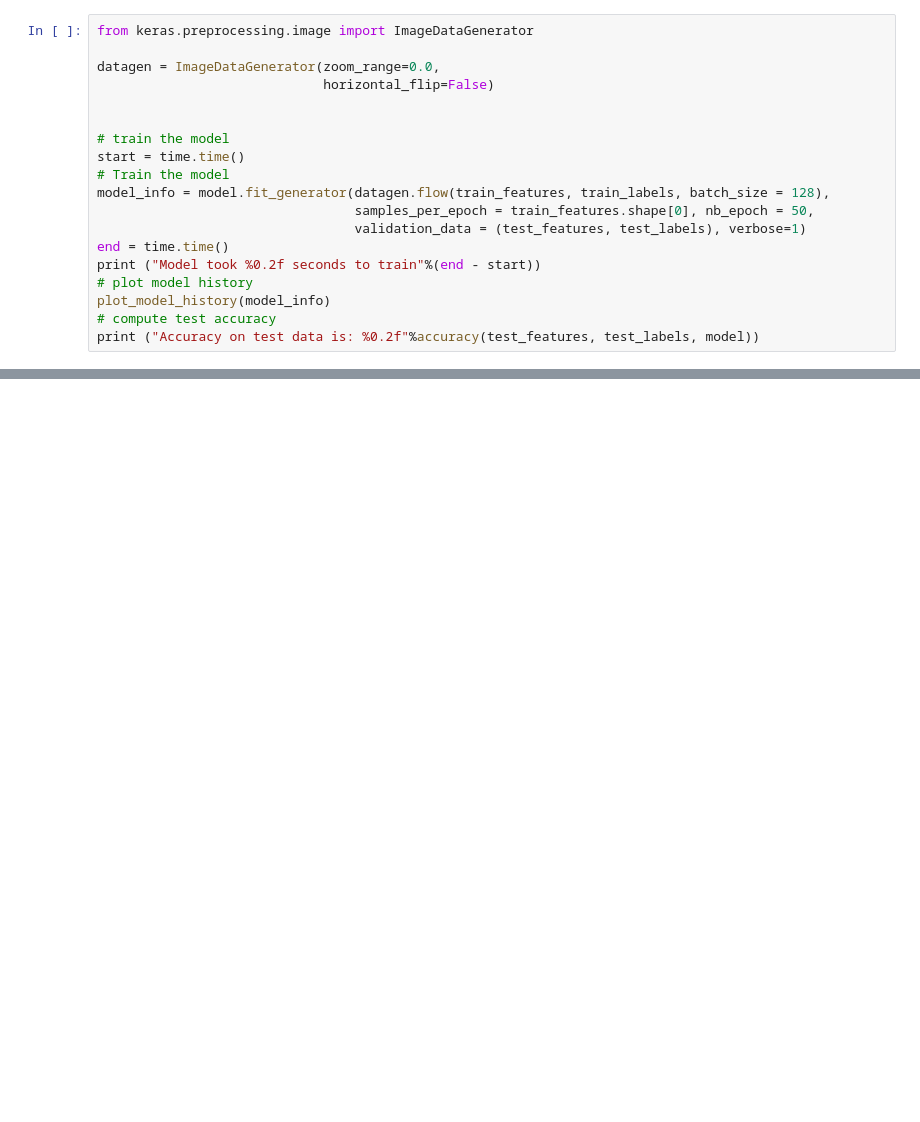
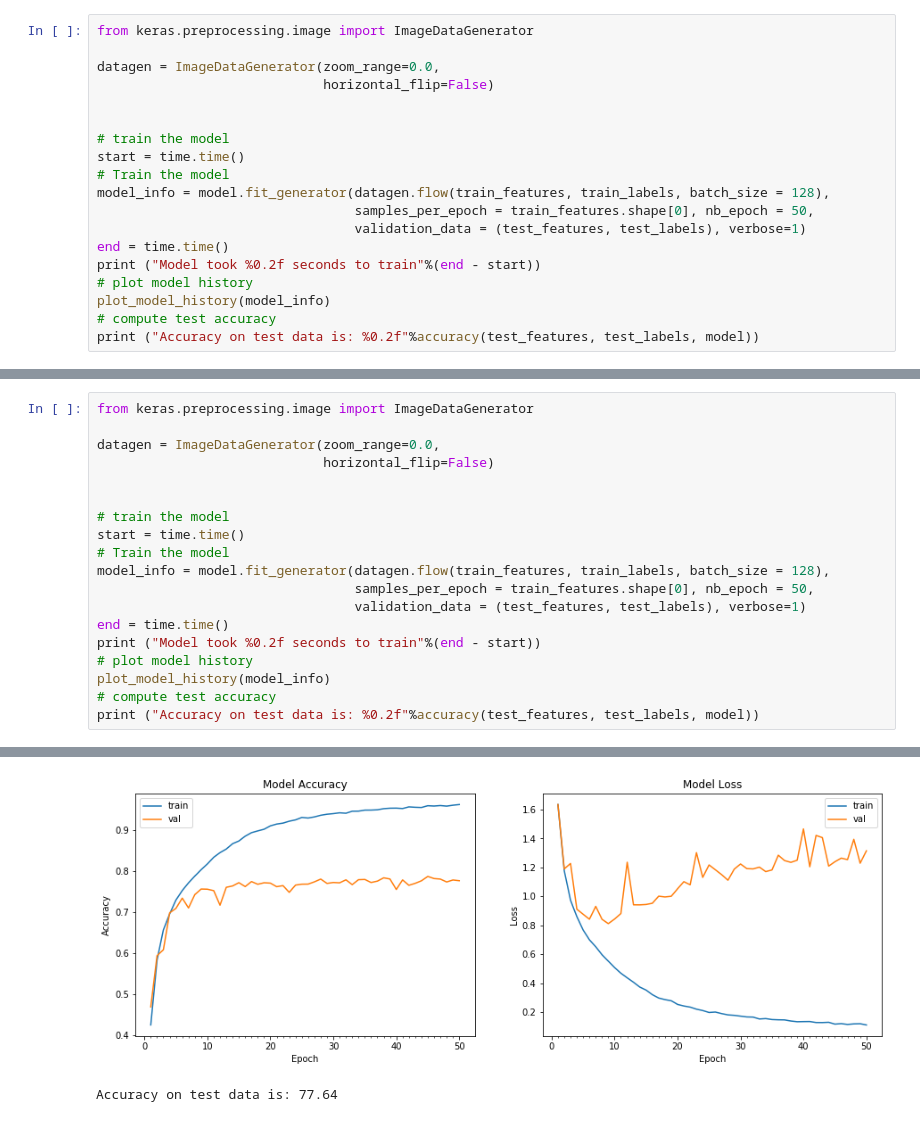
Before and after one commit to marsred/The_School_Of_AI, a Jupyter notebook: Session3/assignment.ipynb, the cells around one changed output, grey strips where cells are left out. Drawn from its saved outputs; the diff is of its cells as text; blank space fills up the shorter version.

```diff
--- a/Session3/assignment.ipynb
+++ b/Session3/assignment.ipynb
@@ -155,0 +207,20 @@ model.compile(optimizer='adam', loss='categorical_crossentropy', metrics=['accur
+# %%
+from keras.preprocessing.image import ImageDataGenerator
+
+datagen = ImageDataGenerator(zoom_range=0.0,
+                             horizontal_flip=False)
+
+
+# train the model
+start = time.time()
+# Train the model
+model_info = model.fit_generator(datagen.flow(train_features, train_labels, batch_size = 128),
+                                 samples_per_epoch = train_features.shape[0], nb_epoch = 50,
+                                 validation_data = (test_features, test_labels), verbose=1)
+end = time.time()
+print ("Model took %0.2f seconds to train"%(end - start))
+# plot model history
+plot_model_history(model_info)
+# compute test accuracy
+print ("Accuracy on test data is: %0.2f"%accuracy(test_features, test_labels, model))
+# %% [output]
@@ -155,0 +244,2 @@ model.compile(optimizer='adam', loss='categorical_crossentropy', metrics=['accur
+[figure, added]
+Accuracy on test data is: 77.64
```
Also changed, not shown: parts of 4 cells of this notebook.
